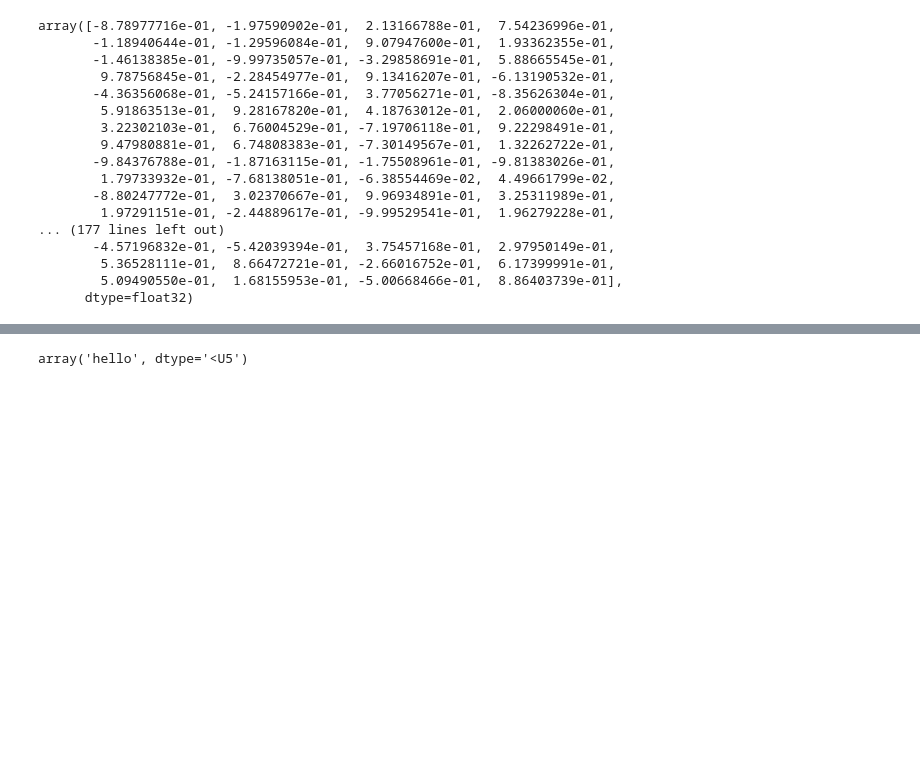
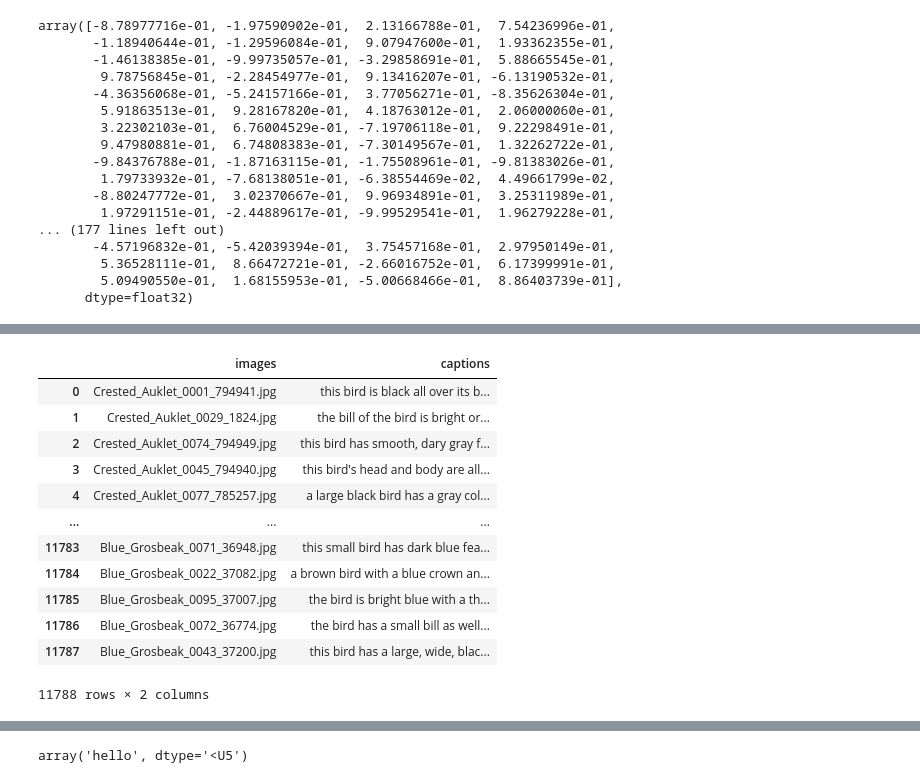
Before and after one commit to AhmedTammaa/text-to-image-GAN, a Jupyter notebook: Bert_embeddings.ipynb, the cells around one changed output, grey strips where cells are left out. Saved outputs shown, nothing was run; the diff lists cells and outputs as text; code cells hidden in the pictures; blank space fills up the shorter version.

```diff
--- a/Bert_embeddings.ipynb
+++ b/Bert_embeddings.ipynb
@@ -52,2 +55,8 @@ array([[0., 0., 0., 0., 0., 0., 0., 0., 0., 0., 0., 0., 0., 0., 0., 0.,
 # %%
 %run bert_based_model_batnorm-emb.ipynb
+# %%
+import pandas as pd
+from nltk.corpus import stopwords
+import nltk
+nltk.download('stopwords')
+cleaned_final = pd.read_csv('final.csv')
@@ -53,0 +98,16 @@ array([[0., 0., 0., 0., 0., 0., 0., 0., 0., 0., 0., 0., 0., 0., 0., 0.,
+# %%
+cleaned_final
+# %% [output]
+|  | images | captions |
+| 0 | Crested_Auklet_0001_794941.jpg | this bird is black all over its b... |
+| 1 | Crested_Auklet_0029_1824.jpg | the bill of the bird is bright or... |
+| 2 | Crested_Auklet_0074_794949.jpg | this bird has smooth, dary gray f... |
+| 3 | Crested_Auklet_0045_794940.jpg | this bird's head and body are all... |
+| 4 | Crested_Auklet_0077_785257.jpg | a large black bird has a gray col... |
+| ... | ... | ... |
+| 11783 | Blue_Grosbeak_0071_36948.jpg | this small bird has dark blue fea... |
+| 11784 | Blue_Grosbeak_0022_37082.jpg | a brown bird with a blue crown an... |
+| 11785 | Blue_Grosbeak_0095_37007.jpg | the bird is bright blue with a th... |
+| 11786 | Blue_Grosbeak_0072_36774.jpg | the bird has a small bill as well... |
+| 11787 | Blue_Grosbeak_0043_37200.jpg | this bird has a large, wide, blac... |
+11788 rows × 2 columns
```
Also changed, not shown: parts of 30 cells of this notebook, 1 other file.
